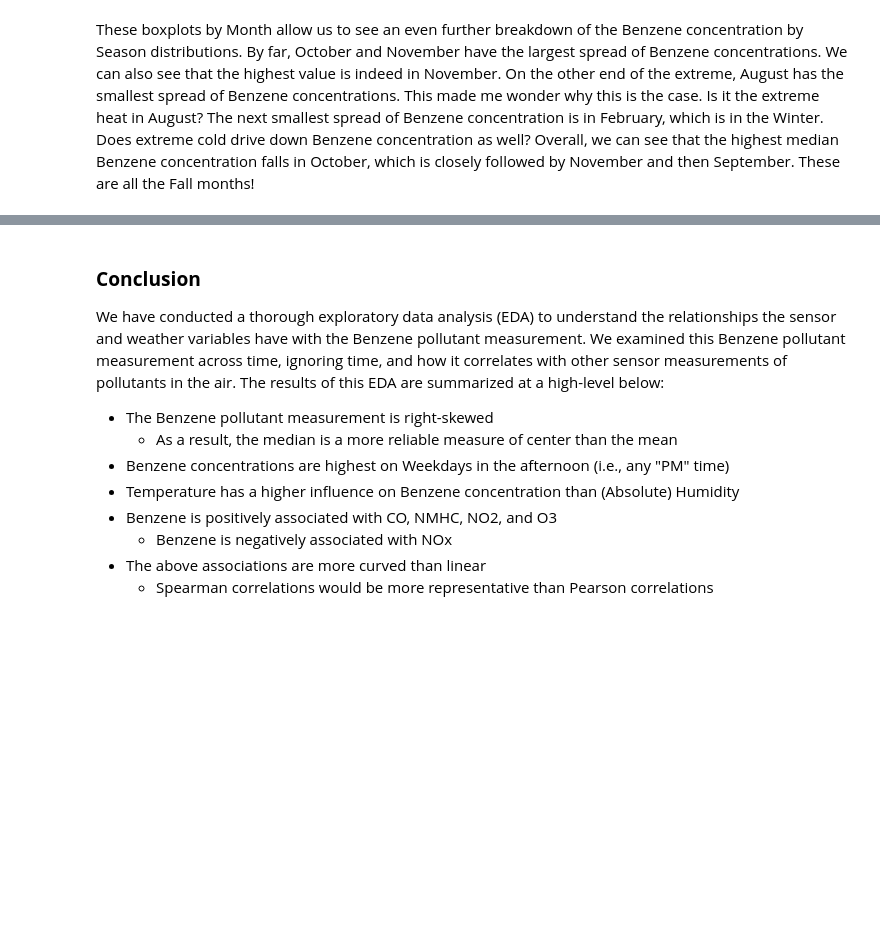
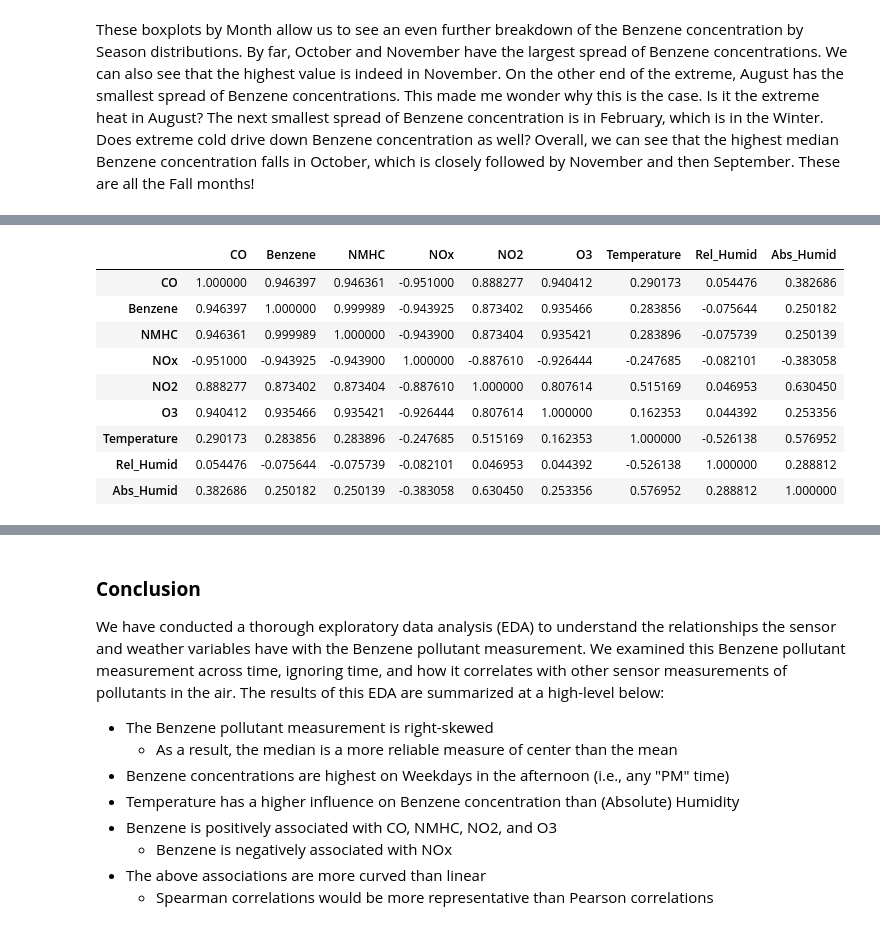
Before and after one commit to plindma/ST-554-Project1, a Jupyter notebook: Task2/ST554Project1Task2_Loring.ipynb, the cells around one changed output, grey strips where cells are left out. Drawn from its saved outputs; the diff is of its cells as text; code cells hidden in the pictures; blank space fills up the shorter version.

```diff
--- a/Task2/ST554Project1Task2_Loring.ipynb
+++ b/Task2/ST554Project1Task2_Loring.ipynb
@@ -455,0 +470,45 @@ These boxplots by Month allow us to see an even further breakdown of the Benzene
+# %%
+def corr_matrx(season_or_month: str, corr_type: str | None = None):
+
+    """
+    This function creates a correlation matrix of all numeric variables of interest in the air_qual_sub dataset and is
+    filtered based on the season_or_month input. Users can also specify the type of correlations they want computed.
+
+    season_or_month = a specified season OR month name from the air_qual_sub dataset that will
+                      further subset the results based on this selection
+    corr_type = the type of correlations to be computed; options are pearson, spearman, or kendall (Kendall's Tau)
+
+    Returns a correlation matrix of all numeric variables of interest in the air_qual_sub dataset, filtered by
+    season_or_month, and computed using the corr_type.
+    """
+
+    if season_or_month not in ["January", "February", "March", "April", "May", "June", "July", "August", "September",
+                               "October", "November", "December", "Winter", "Spring", "Summer", "Fall"]:
+        raise Exception("Invalid season or month name. Please try again with a full month name or season in propcase format.")
+
+    if corr_type not in [None, "pearson", "spearman", "kendall"]:
+        raise Exception("Invalid correlation type. Please use: None, 'pearson', 'spearman', or 'kendall'.")
+
+    if season_or_month in ["Winter", "Spring", "Summer", "Fall"]:
+        return air_qual_sub.loc[air_qual_sub["Season"] == season_or_month] \
+                               [["CO", "Benzene", "NMHC", "NOx", "NO2", "O3", "Temperature", "Rel_Humid", "Abs_Humid"]] \
+                               .corr(method=corr_type)
+
+    if season_or_month in ["January", "February", "March", "April", "May", "June", "July", "August", "September",
+                           "October", "November", "December"]:
+        return air_qual_sub.loc[air_qual_sub["Season"] == season_or_month] \
+                               [["CO", "Benzene", "NMHC", "NOx", "NO2", "O3", "Temperature", "Rel_Humid", "Abs_Humid"]] \
+                               .corr(method=corr_type)
+# %%
+corr_matrx("Fall", "spearman")
+# %% [output]
+|  | CO | Benzene | NMHC | NOx | NO2 | O3 | Temperature | Rel_Humid | Abs_Humid |
+| CO | 1.000000 | 0.946397 | 0.946361 | -0.951000 | 0.888277 | 0.940412 | 0.290173 | 0.054476 | 0.382686 |
+| Benzene | 0.946397 | 1.000000 | 0.999989 | -0.943925 | 0.873402 | 0.935466 | 0.283856 | -0.075644 | 0.250182 |
+| NMHC | 0.946361 | 0.999989 | 1.000000 | -0.943900 | 0.873404 | 0.935421 | 0.283896 | -0.075739 | 0.250139 |
+| NOx | -0.951000 | -0.943925 | -0.943900 | 1.000000 | -0.887610 | -0.926444 | -0.247685 | -0.082101 | -0.383058 |
+| NO2 | 0.888277 | 0.873402 | 0.873404 | -0.887610 | 1.000000 | 0.807614 | 0.515169 | 0.046953 | 0.630450 |
+| O3 | 0.940412 | 0.935466 | 0.935421 | -0.926444 | 0.807614 | 1.000000 | 0.162353 | 0.044392 | 0.253356 |
+| Temperature | 0.290173 | 0.283856 | 0.283896 | -0.247685 | 0.515169 | 0.162353 | 1.000000 | -0.526138 | 0.576952 |
+| Rel_Humid | 0.054476 | -0.075644 | -0.075739 | -0.082101 | 0.046953 | 0.044392 | -0.526138 | 1.000000 | 0.288812 |
+| Abs_Humid | 0.382686 | 0.250182 | 0.250139 | -0.383058 | 0.630450 | 0.253356 | 0.576952 | 0.288812 | 1.000000 |
```
Also changed, not shown: parts of 10 cells of this notebook.
